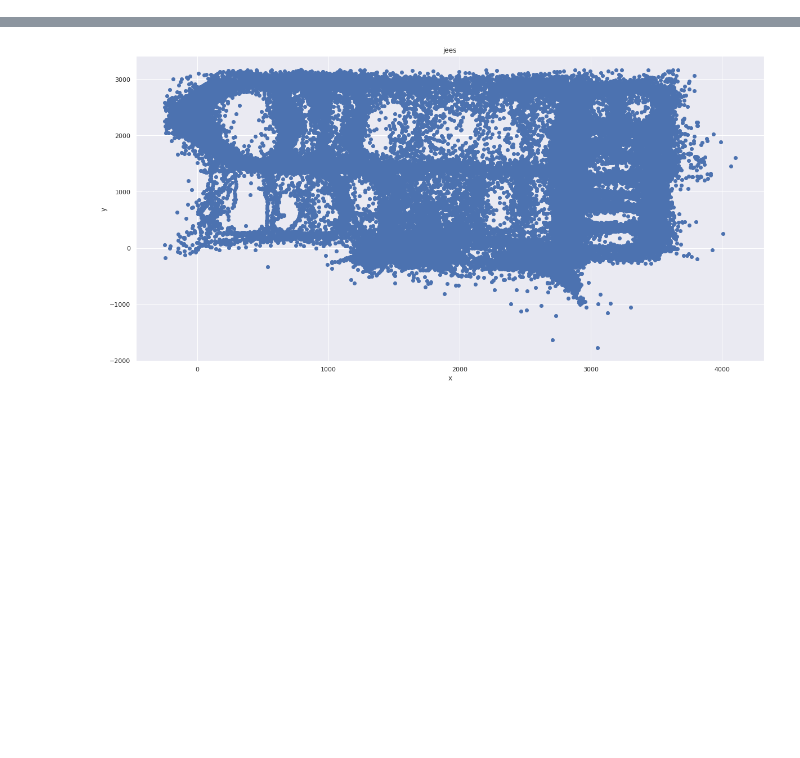
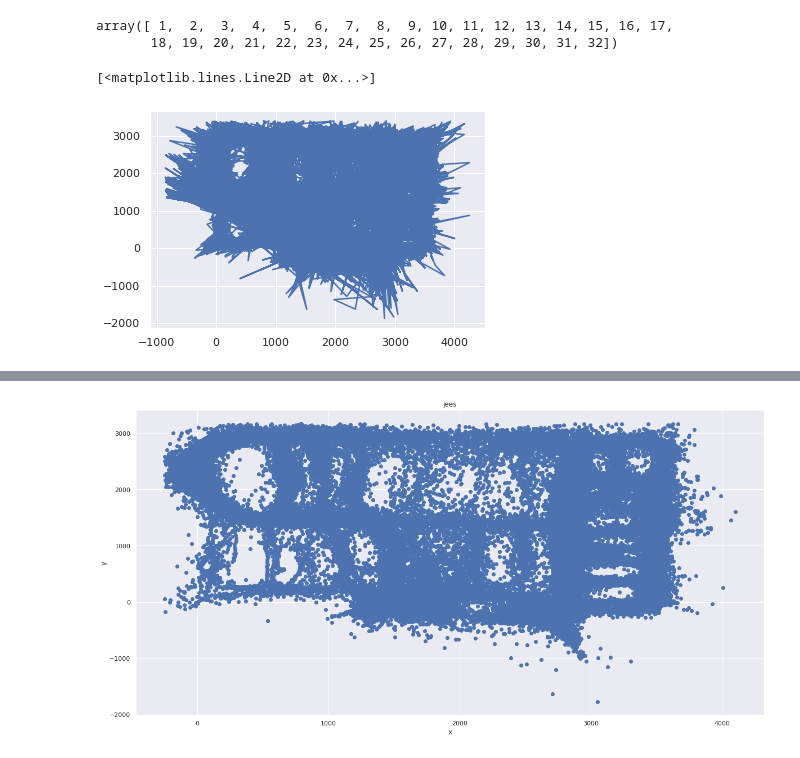
Before and after one commit to Erik-Eki/Project-2-machine-learning-applications, a Jupyter notebook: Kassat.ipynb, the cells around one changed output, grey strips where cells are left out. Drawn from its saved outputs; the diff is of its cells as text; code cells hidden in the pictures; blank space fills up the shorter version.

```diff
--- a/Kassat.ipynb
+++ b/Kassat.ipynb
@@ -69,0 +70,43 @@ Wall time: 5.72 µs
+# %%
+df.node_id.unique()
+# %% [output]
+array([ 1,  2,  3,  4,  5,  6,  7,  8,  9, 10, 11, 12, 13, 14, 15, 16, 17,
+       18, 19, 20, 21, 22, 23, 24, 25, 26, 27, 28, 29, 30, 31, 32])
+# %%
+df1= df[df.node_id == 1]
+df2= df[df.node_id == 2]
+df3= df[df.node_id == 3]
+df4= df[df.node_id == 4]
+df5= df[df.node_id == 5]
+df6= df[df.node_id == 6]
+df7= df[df.node_id == 7]
+df8= df[df.node_id == 8]
+df9= df[df.node_id == 9]
+df10= df[df.node_id == 10]
+df11= df[df.node_id == 11]
+df12= df[df.node_id == 12]
+df13= df[df.node_id == 13]
+df14= df[df.node_id == 14]
+df15= df[df.node_id == 15]
+df16= df[df.node_id == 16]
+df17= df[df.node_id == 17]
+df18= df[df.node_id == 18]
+df19= df[df.node_id == 19]
+df20= df[df.node_id == 20]
+df21= df[df.node_id == 21]
+df22= df[df.node_id == 22]
+df23= df[df.node_id == 23]
+df24= df[df.node_id == 24]
+df25= df[df.node_id == 25]
+df26= df[df.node_id == 26]
+df27= df[df.node_id == 27]
+df28= df[df.node_id == 28]
+df29= df[df.node_id == 29]
+df30= df[df.node_id == 30]
+df31= df[df.node_id == 31]
+df32= df[df.node_id == 32]
+# %%
+plt.plot(df1.x, df1.y)
+# %% [output]
+[<matplotlib.lines.Line2D at 0x...>]
+[figure, added]
```
Also changed, not shown: parts of 37 cells of this notebook, 1 other file.
